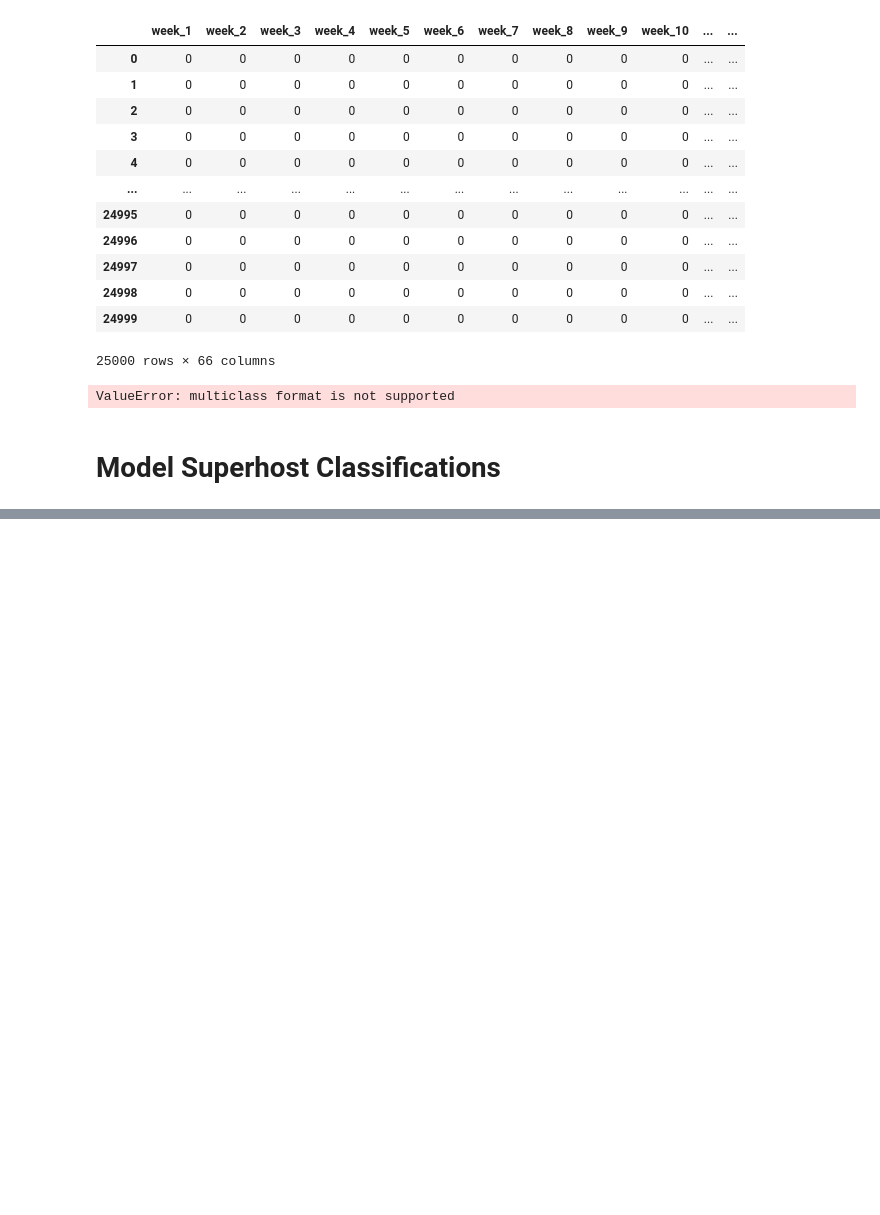
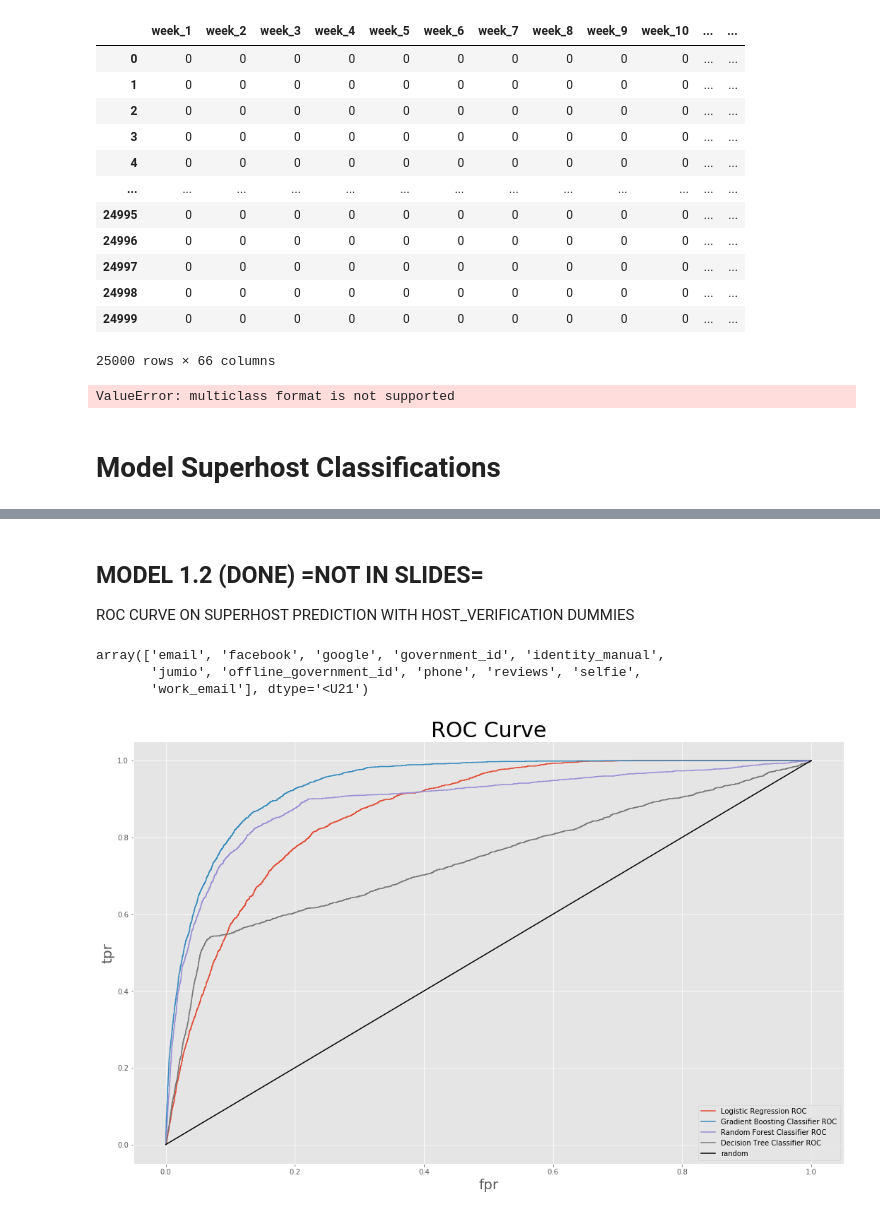
Before and after one commit to WinrichSy/AirBnBusiness, a Jupyter notebook: AirBnb Capstone.ipynb, the cells around one changed output, grey strips where cells are left out. Cells and saved outputs as stored; diff of their text form; code cells hidden in the pictures; blank space fills up the shorter version.

```diff
--- a/AirBnb Capstone.ipynb
+++ b/AirBnb Capstone.ipynb
@@ -1452,0 +1459,3 @@ int
+# %% [markdown]
+## MODEL 1.2 (DONE) =NOT IN SLIDES=
+ROC CURVE ON SUPERHOST PREDICTION WITH HOST_VERIFICATION DUMMIES
@@ -1452,0 +1512,22 @@ int
+# %%
+verification_list
+# %% [output]
+array(['email', 'facebook', 'google', 'government_id', 'identity_manual',
+       'jumio', 'offline_government_id', 'phone', 'reviews', 'selfie',
+       'work_email'], dtype='<U21')
+# %%
+#if you mess up test_model. start from here
+test_model = host_superhost_for_modeling.copy()
+# %%
+email = [0 if 'email' in x else 1 for x in test_model['host_verifications']]
+facebook = [0 if 'email' in x else 1 for x in test_model['host_verifications']]
+google = [0 if 'google' in x else 1 for x in test_model['host_verifications']]
+government_id = [0 if 'government_id' in x else 1 for x in test_model['host_verifications']]
+identity_manual = [0 if 'identity_manual' in x else 1 for x in test_model['host_verifications']]
+jumio = [0 if 'jumio' in x else 1 for x in test_model['host_verifications']]
+offline_government_id = [0 if 'offline_government_id' in x else 1 for x in test_model['host_verifications']]
+government_id = [0 if 'government_id' in x else 1 for x in test_model['host_verifications']]
+phone = [0 if 'emphoneail' in x else 1 for x in test_model['host_verifications']]
+reviews = [0 if 'reviews' in x else 1 for x in test_model['host_verifications']]
+selfie = [0 if 'selfie' in x else 1 for x in test_model['host_verifications']]
+work_email = [0 if 'work_email' in x else 1 for x in test_model['host_verifications']]
@@ -1452,0 +1555,53 @@ int
+# %%
+y = test_model['host_is_superhost']
+X = test_model.drop(columns=['host_is_superhost'])
+# %%
+fig, ax = plt.subplots(figsize=(18,11))
+
+models = ['Logistic Regression', 'Gradient Boosting', 'Random Forest', 'Decision Tree']
+precisions = []
+recalls = []
+accuracys = []
+probs_list = []
+roc_aucs = []
+
+precision, recall, accuracy, probs, roc_auc, thresh_df = modelling(X,y,logistic)
+plot_roc(ax, thresh_df, label = "Logistic Regression ROC")
+precisions.append(precision)
+recalls.append(recall)
+accuracys.append(accuracy)
+probs_list.append(probs)
+roc_aucs.append(roc_aucs)
+
+precision, recall, accuracy, probs, roc_auc, thresh_df = modelling(X,y,gb)
+plot_roc(ax, thresh_df, label = "Gradient Boosting Classifier ROC")
+precisions.append(precision)
+recalls.append(recall)
+accuracys.append(accuracy)
+probs_list.append(probs)
+roc_aucs.append(roc_aucs)
+
+precision, recall, accuracy, probs, roc_auc, thresh_df = modelling(X,y,rf)
+plot_roc(ax, thresh_df, label = "Random Forest Classifier ROC")
+precisions.append(precision)
+recalls.append(recall)
+accuracys.append(accuracy)
+probs_list.append(probs)
+roc_aucs.append(roc_aucs)
+
+precision, recall, accuracy, probs, roc_auc, thresh_df = modelling(X,y,dt)
+plot_roc(ax, thresh_df, label = "Decision Tree Classifier ROC")
+precisions.append(precision)
+recalls.append(recall)
+accuracys.append(accuracy)
+probs_list.append(probs)
+roc_aucs.append(roc_aucs)
+
+ax.set_title('ROC Curve', fontsize=30)
+ax.plot([0,1],[0,1], 'k', label="random")
+ax.set_xlabel('fpr', size=20)
+ax.set_ylabel('tpr', size=20)
+ax.legend()
+plt.show()
+# %% [output]
+[figure, added]
```
Also changed, not shown: parts of 14 cells of this notebook.
